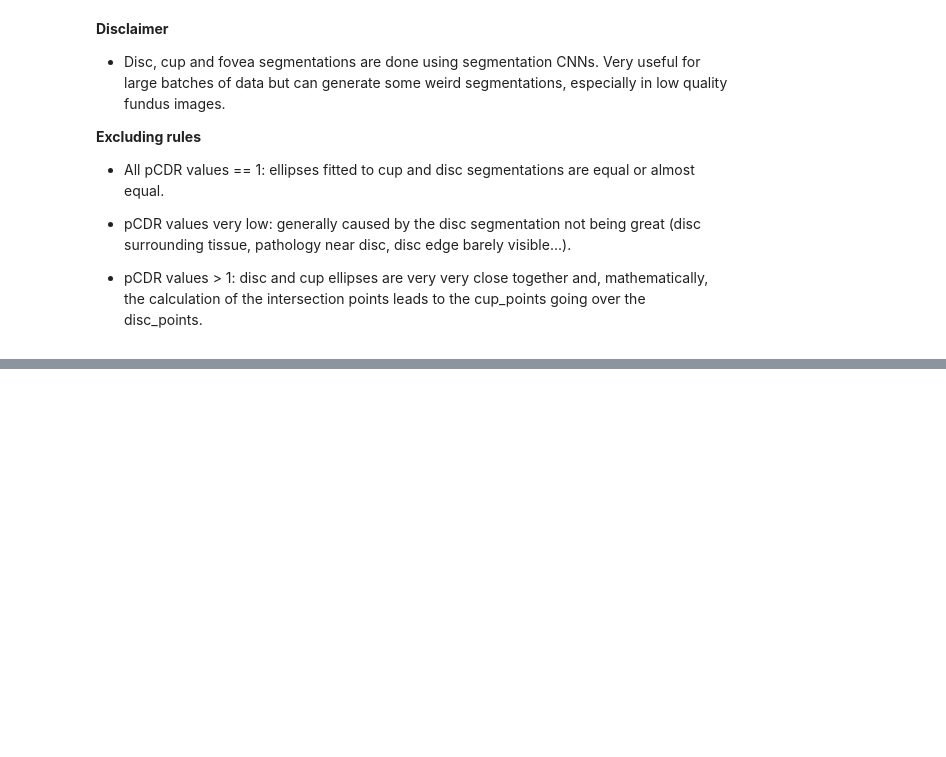
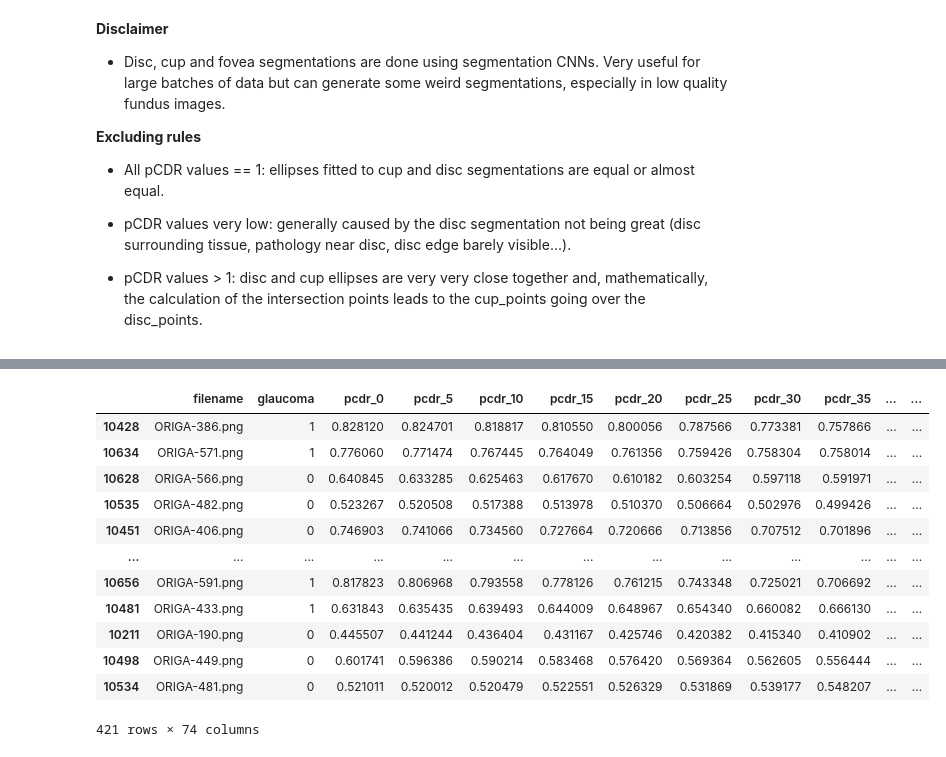
Before and after one commit to Borja21091/Prapillyzer, a Jupyter notebook: notebooks/SMDG_analysis.ipynb, the cells around one changed output, grey strips where cells are left out. Saved outputs shown, nothing was run; the diff lists cells and outputs as text; code cells hidden in the pictures; blank space fills up the shorter version.

```diff
--- a/notebooks/SMDG_analysis.ipynb
+++ b/notebooks/SMDG_analysis.ipynb
@@ -188,0 +191,16 @@ Text(0.5, 1.0, 'Posterior probability of patients (test set)')
+# %%
+train
+# %% [output]
+|  | filename | glaucoma | pcdr_0 | pcdr_5 | pcdr_10 | pcdr_15 | pcdr_20 | pcdr_25 | pcdr_30 | pcdr_35 | ... | ... |
+| 10428 | ORIGA-386.png | 1 | 0.828120 | 0.824701 | 0.818817 | 0.810550 | 0.800056 | 0.787566 | 0.773381 | 0.757866 | ... | ... |
+| 10634 | ORIGA-571.png | 1 | 0.776060 | 0.771474 | 0.767445 | 0.764049 | 0.761356 | 0.759426 | 0.758304 | 0.758014 | ... | ... |
+| 10628 | ORIGA-566.png | 0 | 0.640845 | 0.633285 | 0.625463 | 0.617670 | 0.610182 | 0.603254 | 0.597118 | 0.591971 | ... | ... |
+| 10535 | ORIGA-482.png | 0 | 0.523267 | 0.520508 | 0.517388 | 0.513978 | 0.510370 | 0.506664 | 0.502976 | 0.499426 | ... | ... |
+| 10451 | ORIGA-406.png | 0 | 0.746903 | 0.741066 | 0.734560 | 0.727664 | 0.720666 | 0.713856 | 0.707512 | 0.701896 | ... | ... |
+| ... | ... | ... | ... | ... | ... | ... | ... | ... | ... | ... | ... | ... |
+| 10656 | ORIGA-591.png | 1 | 0.817823 | 0.806968 | 0.793558 | 0.778126 | 0.761215 | 0.743348 | 0.725021 | 0.706692 | ... | ... |
+| 10481 | ORIGA-433.png | 1 | 0.631843 | 0.635435 | 0.639493 | 0.644009 | 0.648967 | 0.654340 | 0.660082 | 0.666130 | ... | ... |
+| 10211 | ORIGA-190.png | 0 | 0.445507 | 0.441244 | 0.436404 | 0.431167 | 0.425746 | 0.420382 | 0.415340 | 0.410902 | ... | ... |
+| 10498 | ORIGA-449.png | 0 | 0.601741 | 0.596386 | 0.590214 | 0.583468 | 0.576420 | 0.569364 | 0.562605 | 0.556444 | ... | ... |
+| 10534 | ORIGA-481.png | 0 | 0.521011 | 0.520012 | 0.520479 | 0.522551 | 0.526329 | 0.531869 | 0.539177 | 0.548207 | ... | ... |
+421 rows × 74 columns
```
Also changed, not shown: parts of 6 cells of this notebook.
